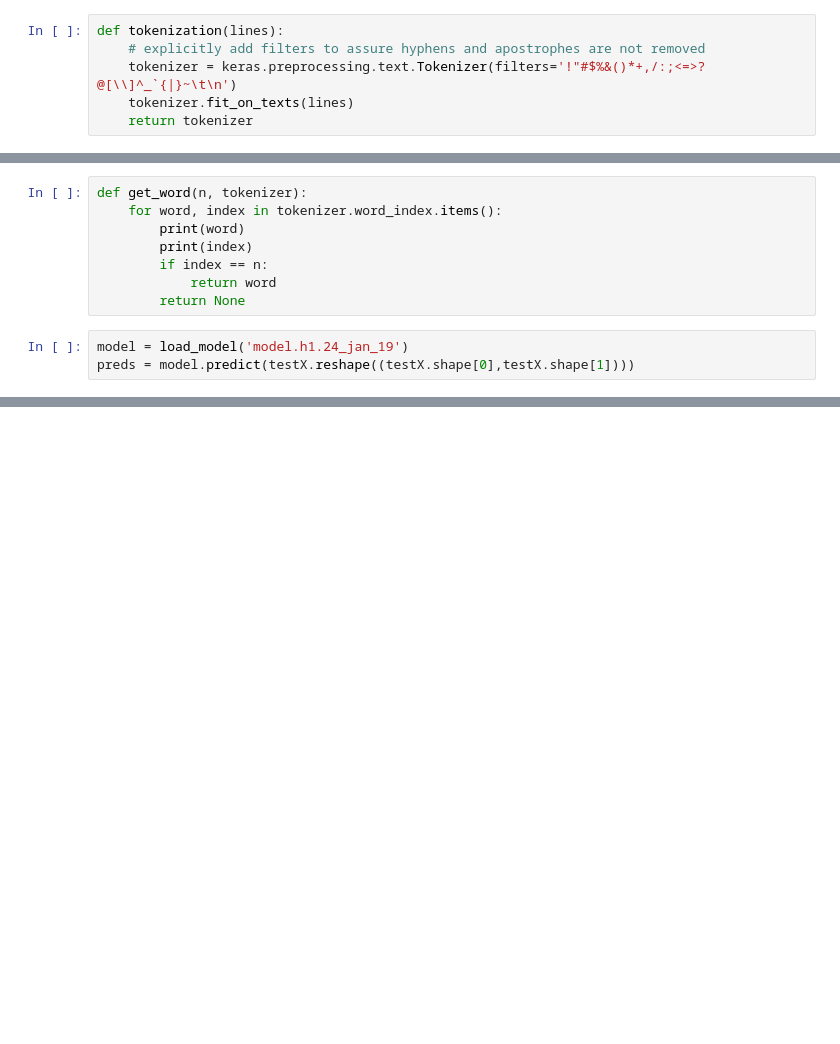
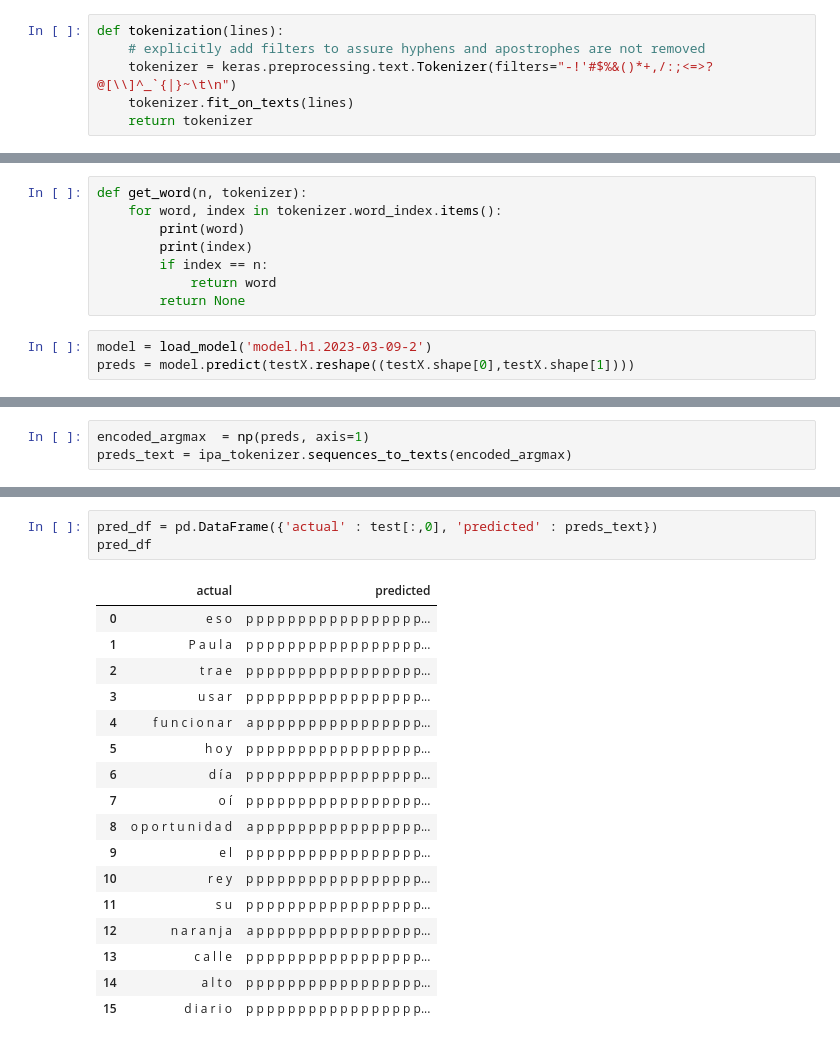
Before and after one commit to djdebonis/ipa_translate, a Jupyter notebook: to_ipa.ipynb, the cells around one changed output, grey strips where cells are left out. Drawn from its saved outputs; the diff is of its cells as text; blank space fills up the shorter version.

```diff
--- a/to_ipa.ipynb
+++ b/to_ipa.ipynb
@@ -172,7 +182,7 @@ array([['h i c e', "' i - s e"],
 # %%
 def tokenization(lines):
     # explicitly add filters to assure hyphens and apostrophes are not removed
-    tokenizer = keras.preprocessing.text.Tokenizer(filters='!"#$%&()*+,/:;<=>?@[\\]^_`{|}~\t\n')
+    tokenizer = keras.preprocessing.text.Tokenizer(filters="-!'#$%&()*+,/:;<=>?@[\\]^_`{|}~\t\n")
     tokenizer.fit_on_texts(lines)
     return tokenizer
 # %%
@@ -312,6 +322,6 @@ def get_word(n, tokenizer):
             return word
         return None
 # %%
-model = load_model('model.h1.24_jan_19')
+model = load_model('model.h1.2023-03-09-2')
 preds = model.predict(testX.reshape((testX.shape[0],testX.shape[1])))
 # %% [output]
@@ -373,0 +363,3 @@ ValueError: The truth value of an array with more than one element is ambiguous.
+# %%
+encoded_argmax  = np(preds, axis=1)
+preds_text = ipa_tokenizer.sequences_to_texts(encoded_argmax)
@@ -373,0 +385,21 @@ ValueError: The truth value of an array with more than one element is ambiguous.
+# %%
+pred_df = pd.DataFrame({'actual' : test[:,0], 'predicted' : preds_text})
+pred_df
+# %% [output]
+|  | actual | predicted |
+| 0 | e s o | p p p p p p p p p p p p p p p p p... |
+| 1 | P a u l a | p p p p p p p p p p p p p p p p p... |
+| 2 | t r a e | p p p p p p p p p p p p p p p p p... |
+| 3 | u s a r | p p p p p p p p p p p p p p p p p... |
+| 4 | f u n c i o n a r | a p p p p p p p p p p p p p p p p... |
+| 5 | h o y | p p p p p p p p p p p p p p p p p... |
+| 6 | d í a | p p p p p p p p p p p p p p p p p... |
+| 7 | o í | p p p p p p p p p p p p p p p p p... |
+| 8 | o p o r t u n i d a d | a p p p p p p p p p p p p p p p p... |
+| 9 | e l | p p p p p p p p p p p p p p p p p... |
+| 10 | r e y | p p p p p p p p p p p p p p p p p... |
+| 11 | s u | p p p p p p p p p p p p p p p p p... |
+| 12 | n a r a n j a | a p p p p p p p p p p p p p p p p... |
+| 13 | c a l l e | p p p p p p p p p p p p p p p p p... |
+| 14 | a l t o | p p p p p p p p p p p p p p p p p... |
+| 15 | d i a r i o | p p p p p p p p p p p p p p p p p... |
```
Also changed, not shown: parts of 21 cells of this notebook.
